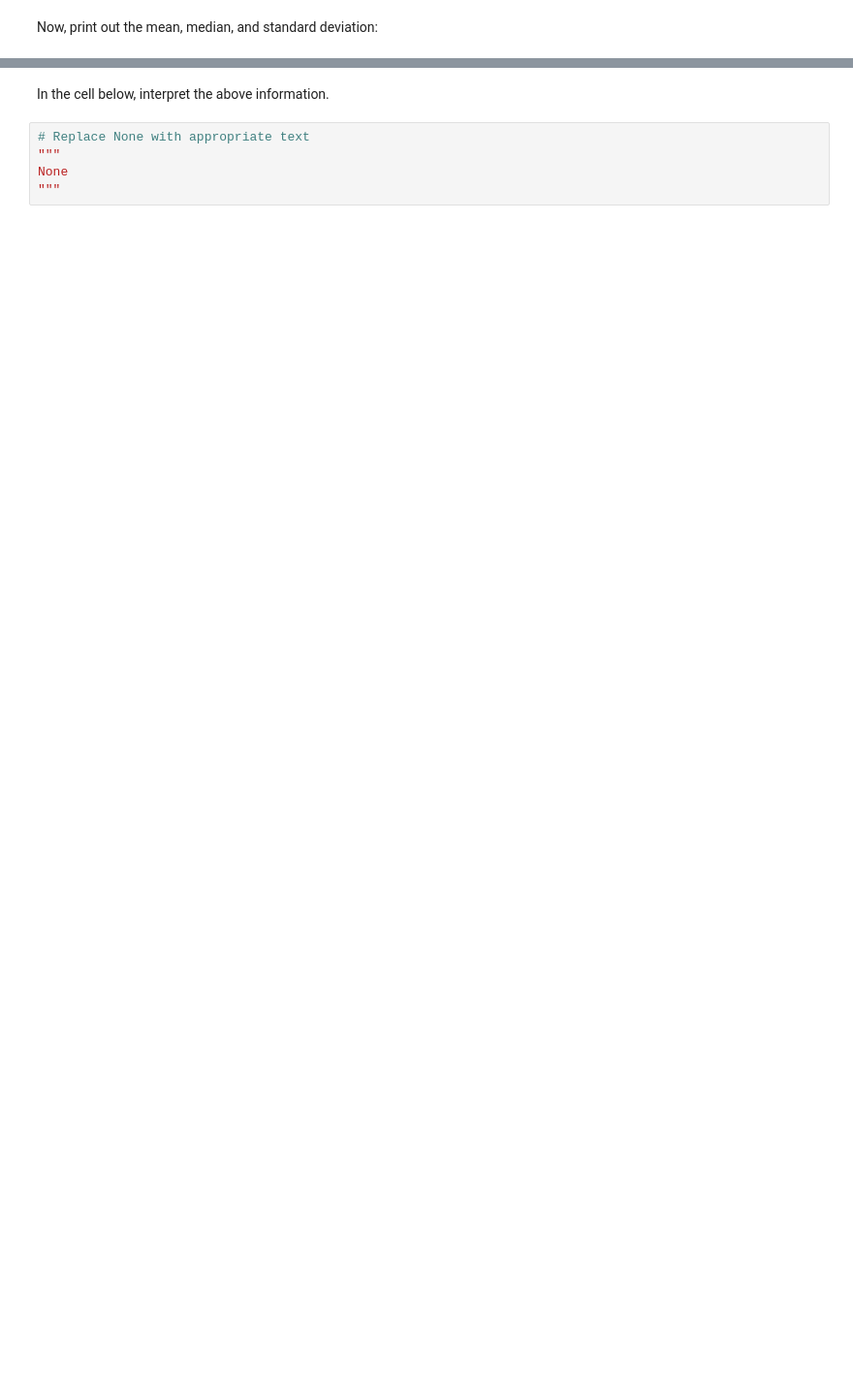
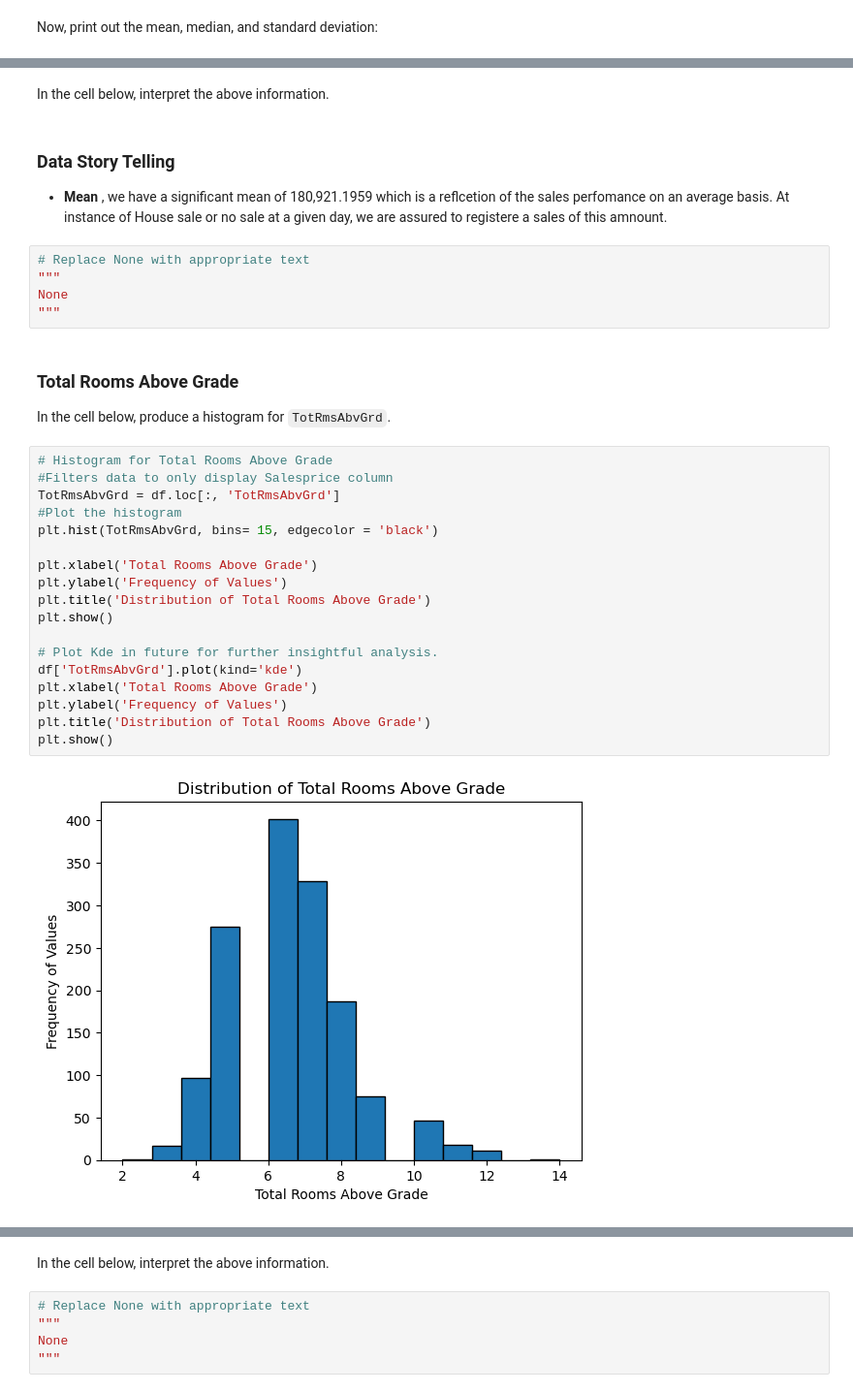
Before and after one commit to Pauline-lab/dsc-pandas-eda-lab, a Jupyter notebook: index.ipynb, the cells around one changed output, grey strips where cells are left out. Shown at 97% size. Saved outputs shown, nothing was run; the diff lists cells and outputs as text; blank space fills up the shorter version.

```diff
--- a/index.ipynb
+++ b/index.ipynb
@@ -249,0 +234,35 @@ SalesPrice Standard Deviation: 79442.503
+# %% [markdown]
+In the cell below, interpret the above information.
+# %% [markdown]
+### Data Story Telling
+- **Mean** , we have a significant mean of 180,921.1959 which is a reflcetion of the sales perfomance on an average basis.
+    At instance of House sale or no sale at a given day, we are assured to registere a sales of this amnount.
+# %%
+# Replace None with appropriate text
+"""
+None
+"""
+# %% [markdown]
+### Total Rooms Above Grade
+
+In the cell below, produce a histogram for `TotRmsAbvGrd`.
+# %%
+# Histogram for Total Rooms Above Grade
+#Filters data to only display Salesprice column
+TotRmsAbvGrd = df.loc[:, 'TotRmsAbvGrd']
+#Plot the histogram
+plt.hist(TotRmsAbvGrd, bins= 15, edgecolor = 'black')
+
+plt.xlabel('Total Rooms Above Grade')
+plt.ylabel('Frequency of Values')
+plt.title('Distribution of Total Rooms Above Grade')
+plt.show()
+
+# Plot Kde in future for further insightful analysis.
+df['TotRmsAbvGrd'].plot(kind='kde')
+plt.xlabel('Total Rooms Above Grade')
+plt.ylabel('Frequency of Values')
+plt.title('Distribution of Total Rooms Above Grade')
+plt.show()
+# %% [output]
+[figure, added]
```
Also changed, not shown: parts of 22 cells of this notebook.
